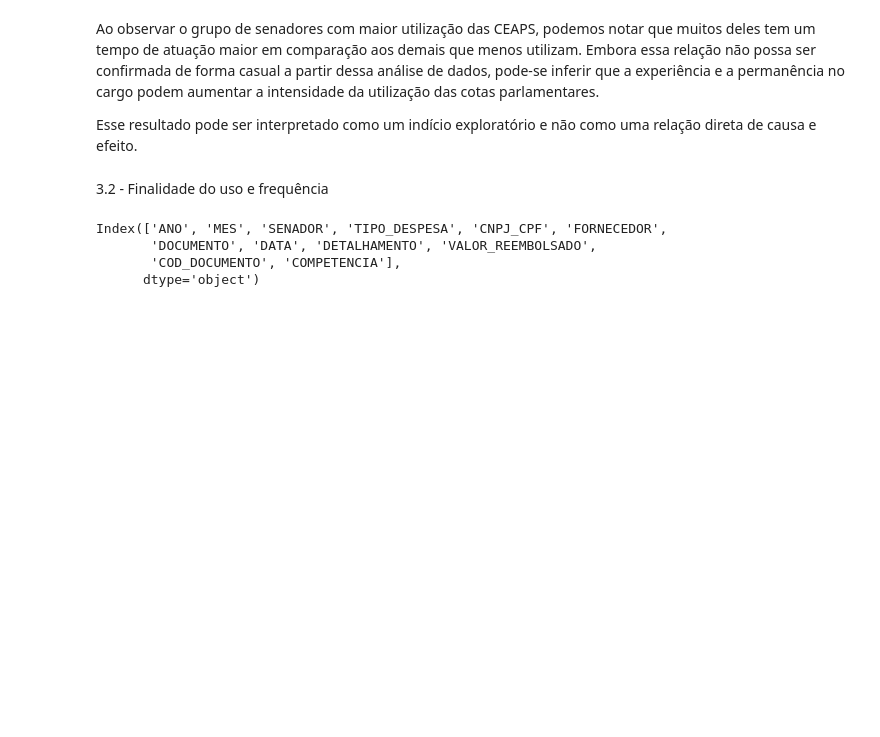
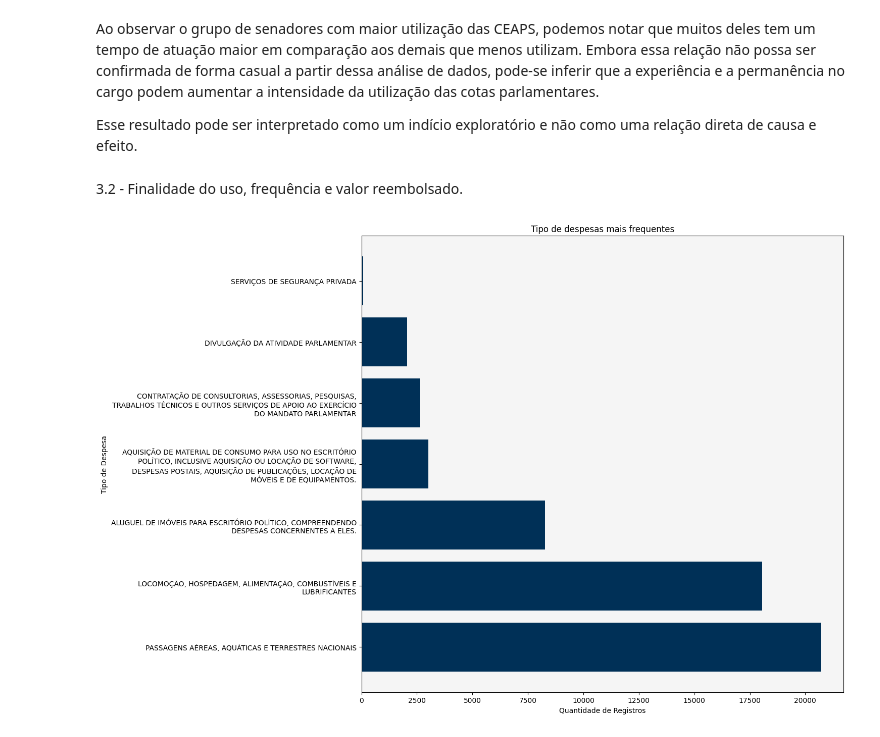
Before and after one commit to souhenriza/dados_ceaps, a Jupyter notebook: notebooks/datavisualization.ipynb, the cells around one changed output. Cells and saved outputs as stored; diff of their text form; code cells hidden in the pictures; blank space fills up the shorter version.

```diff
--- a/notebooks/datavisualization.ipynb
+++ b/notebooks/datavisualization.ipynb
@@ -161,4 +162,4 @@ Ao observar o grupo de senadores com maior utilização das CEAPS, podemos notar
 
 Esse resultado pode ser interpretado como um indício exploratório e não como uma relação direta de causa e efeito.
 # %% [markdown]
-3.2 - Finalidade do uso e frequência
+3.2 - Finalidade do uso, frequência e valor reembolsado.
@@ -167,7 +166,21 @@ dat
-# %%
-datas.columns
-# %% [output]
-Index(['ANO', 'MES', 'SENADOR', 'TIPO_DESPESA', 'CNPJ_CPF', 'FORNECEDOR',
-       'DOCUMENTO', 'DATA', 'DETALHAMENTO', 'VALOR_REEMBOLSADO',
-       'COD_DOCUMENTO', 'COMPETENCIA'],
-      dtype='object')
+# %%
+tipo_despesa = datas['TIPO_DESPESA'].value_counts()
+
+labels = [textwrap.fill(label, 60) for label in tipo_despesa.index]
+
+fig, ax = plt.subplots(figsize = (15,10))
+
+ax.barh(labels, tipo_despesa.values, color = cor_padrao)
+
+fig.patch.set_color('white')
+ax.patch.set_color('#f5f5f5')
+
+
+ax.set_title('Tipo de despesas mais frequentes')
+ax.set_xlabel('Quantidade de Registros')
+ax.set_ylabel('Tipo de Despesa')
+
+plt.tight_layout()
+plt.show()
+# %% [output]
+[figure, added]
```
Also changed, not shown: parts of 4 cells of this notebook.
